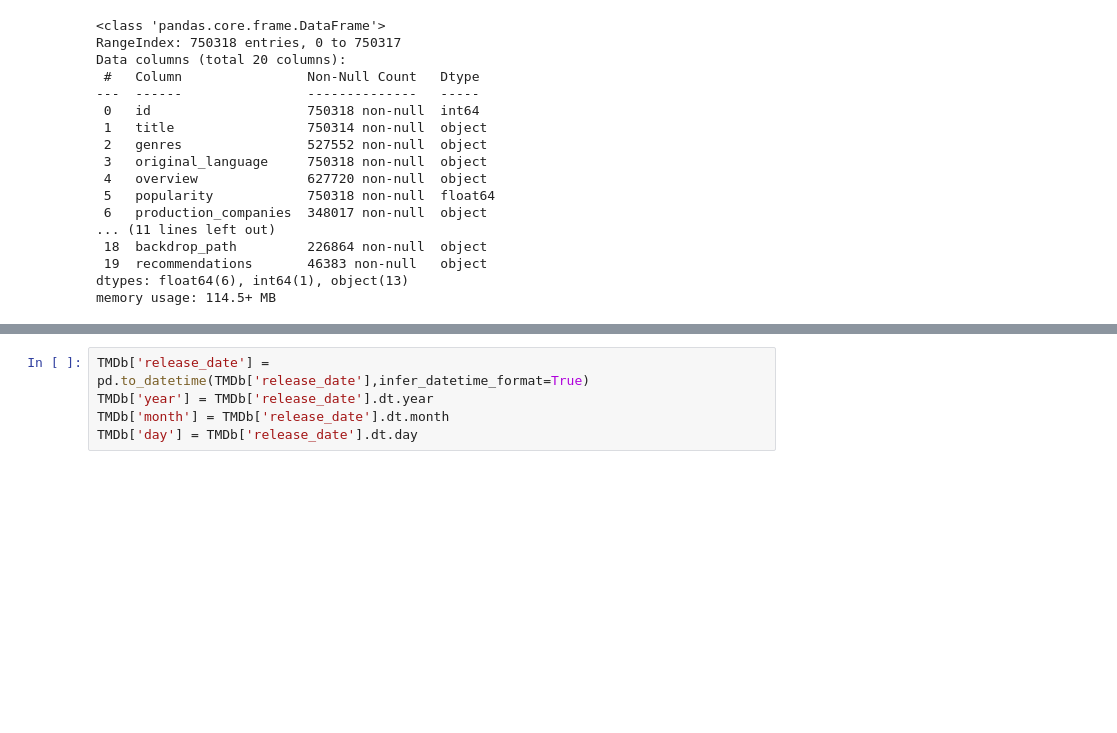
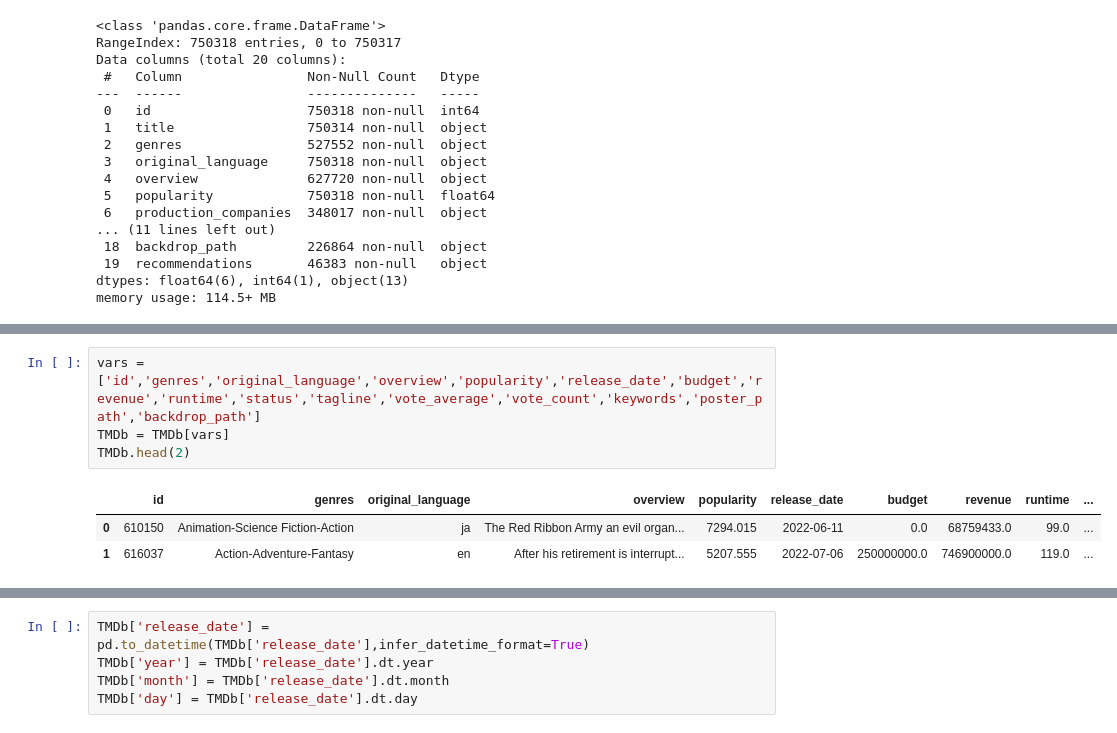
Before and after one commit to jesus-valencia97/Diplomado-en-ciencia-de-datos, a Jupyter notebook: Proyecto/Modulo 5/M1/M5 - Modulo1.ipynb, the cells around one changed output, grey strips where cells are left out. Drawn from its saved outputs; the diff is of its cells as text; blank space fills up the shorter version.

```diff
--- a/Proyecto/Modulo 5/M1/M5 - Modulo1.ipynb
+++ b/Proyecto/Modulo 5/M1/M5 - Modulo1.ipynb
@@ -79,3 +79,11 @@ TMDb.head(2)
 |  | id | title | genres | original_language | overview | popularity | production_companies | ... |
 | 0 | 610150 | Dragon Ball Super: Super Hero | Animation-Science Fiction-Action | ja | The Red Ribbon Army an evil organ... | 7294.015 | Shueisha-Fuji Television Network-... | ... |
 | 1 | 616037 | Thor: Love and Thunder | Action-Adventure-Fantasy | en | After his retirement is interrupt... | 5207.555 | Marvel Studios-Kevin Feige Produc... | ... |
+# %%
+vars = ['id','genres','original_language','overview','popularity','release_date','budget','revenue','runtime','status','tagline','vote_average','vote_count','keywords','poster_path','backdrop_path']
+TMDb = TMDb[vars]
+TMDb.head(2)
+# %% [output]
+|  | id | genres | original_language | overview | popularity | release_date | budget | revenue | runtime | ... |
+| 0 | 610150 | Animation-Science Fiction-Action | ja | The Red Ribbon Army an evil organ... | 7294.015 | 2022-06-11 | 0.0 | 68759433.0 | 99.0 | ... |
+| 1 | 616037 | Action-Adventure-Fantasy | en | After his retirement is interrupt... | 5207.555 | 2022-07-06 | 250000000.0 | 746900000.0 | 119.0 | ... |
```
Also changed, not shown: parts of 6 cells of this notebook, 2 other files.
